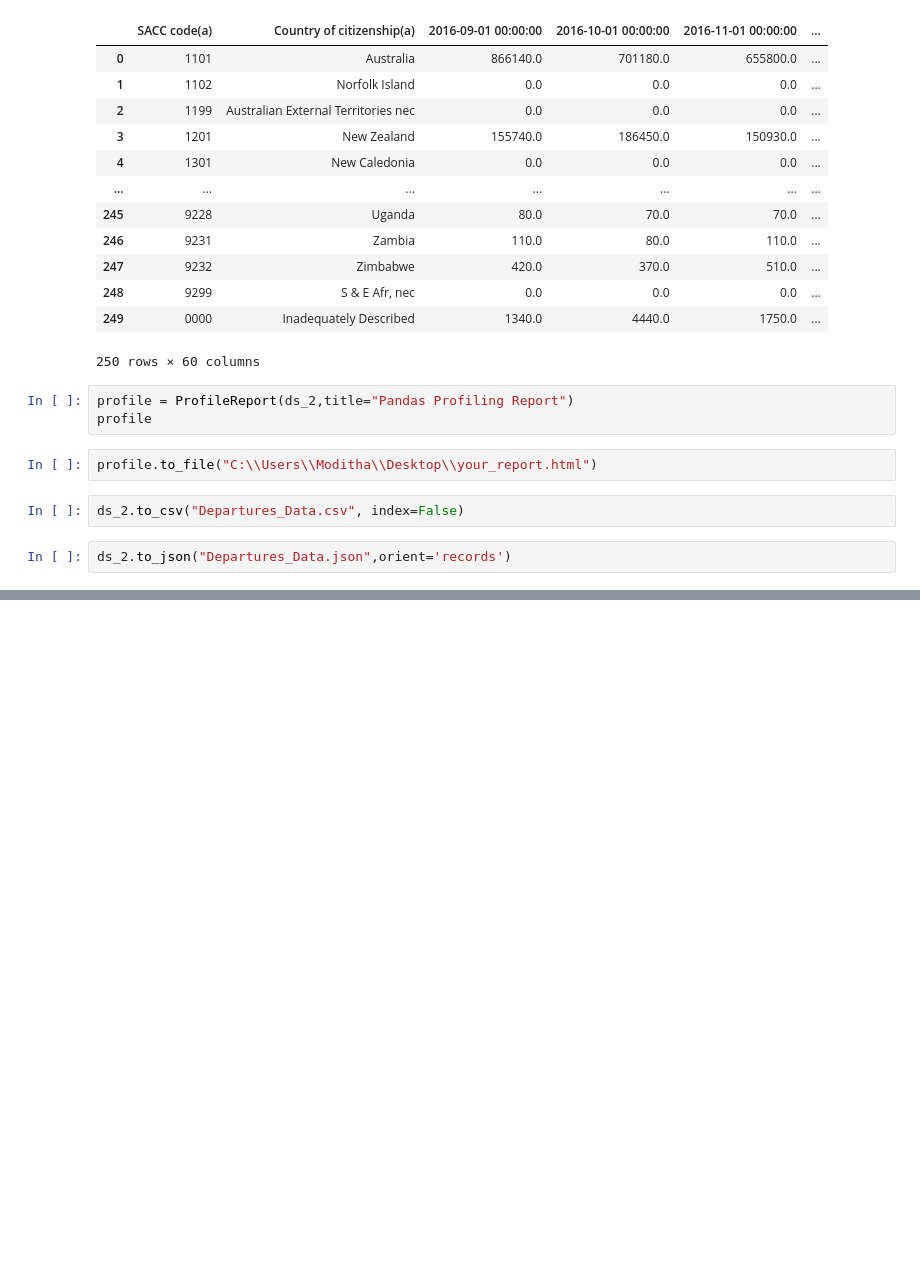
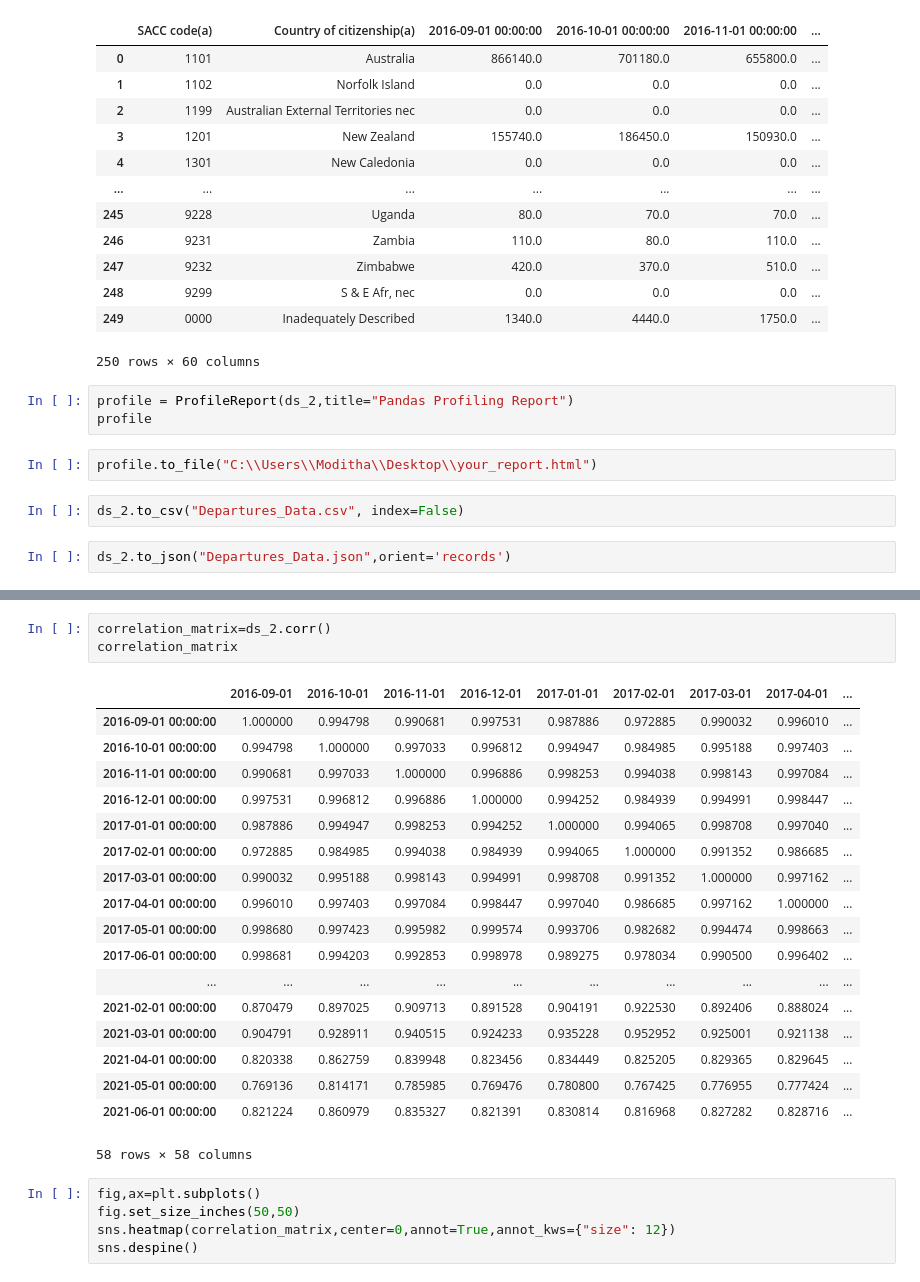
Before and after one commit to ModithaSubasinghe/Analysis_and_Visualisation_Basics, a Jupyter notebook: Project 1/Project2(Table 1.2).ipynb, the cells around one changed output, grey strips where cells are left out. Cells and saved outputs as stored; diff of their text form; blank space fills up the shorter version.

```diff
--- a/Project 1/Project2(Table 1.2).ipynb
+++ b/Project 1/Project2(Table 1.2).ipynb
@@ -53,0 +237,27 @@ ds_2.to_json("Departures_Data.json",orient='records')
+# %%
+correlation_matrix=ds_2.corr()
+correlation_matrix
+# %% [output]
+|  | 2016-09-01 | 2016-10-01 | 2016-11-01 | 2016-12-01 | 2017-01-01 | 2017-02-01 | 2017-03-01 | 2017-04-01 | ... |
+| 2016-09-01 00:00:00 | 1.000000 | 0.994798 | 0.990681 | 0.997531 | 0.987886 | 0.972885 | 0.990032 | 0.996010 | ... |
+| 2016-10-01 00:00:00 | 0.994798 | 1.000000 | 0.997033 | 0.996812 | 0.994947 | 0.984985 | 0.995188 | 0.997403 | ... |
+| 2016-11-01 00:00:00 | 0.990681 | 0.997033 | 1.000000 | 0.996886 | 0.998253 | 0.994038 | 0.998143 | 0.997084 | ... |
+| 2016-12-01 00:00:00 | 0.997531 | 0.996812 | 0.996886 | 1.000000 | 0.994252 | 0.984939 | 0.994991 | 0.998447 | ... |
+| 2017-01-01 00:00:00 | 0.987886 | 0.994947 | 0.998253 | 0.994252 | 1.000000 | 0.994065 | 0.998708 | 0.997040 | ... |
+| 2017-02-01 00:00:00 | 0.972885 | 0.984985 | 0.994038 | 0.984939 | 0.994065 | 1.000000 | 0.991352 | 0.986685 | ... |
+| 2017-03-01 00:00:00 | 0.990032 | 0.995188 | 0.998143 | 0.994991 | 0.998708 | 0.991352 | 1.000000 | 0.997162 | ... |
+| 2017-04-01 00:00:00 | 0.996010 | 0.997403 | 0.997084 | 0.998447 | 0.997040 | 0.986685 | 0.997162 | 1.000000 | ... |
+| 2017-05-01 00:00:00 | 0.998680 | 0.997423 | 0.995982 | 0.999574 | 0.993706 | 0.982682 | 0.994474 | 0.998663 | ... |
+| 2017-06-01 00:00:00 | 0.998681 | 0.994203 | 0.992853 | 0.998978 | 0.989275 | 0.978034 | 0.990500 | 0.996402 | ... |
+| ... | ... | ... | ... | ... | ... | ... | ... | ... | ... |
+| 2021-02-01 00:00:00 | 0.870479 | 0.897025 | 0.909713 | 0.891528 | 0.904191 | 0.922530 | 0.892406 | 0.888024 | ... |
+| 2021-03-01 00:00:00 | 0.904791 | 0.928911 | 0.940515 | 0.924233 | 0.935228 | 0.952952 | 0.925001 | 0.921138 | ... |
+| 2021-04-01 00:00:00 | 0.820338 | 0.862759 | 0.839948 | 0.823456 | 0.834449 | 0.825205 | 0.829365 | 0.829645 | ... |
+| 2021-05-01 00:00:00 | 0.769136 | 0.814171 | 0.785985 | 0.769476 | 0.780800 | 0.767425 | 0.776955 | 0.777424 | ... |
+| 2021-06-01 00:00:00 | 0.821224 | 0.860979 | 0.835327 | 0.821391 | 0.830814 | 0.816968 | 0.827282 | 0.828716 | ... |
+58 rows × 58 columns
+# %%
+fig,ax=plt.subplots()
+fig.set_size_inches(50,50)
+sns.heatmap(correlation_matrix,center=0,annot=True,annot_kws={"size": 12})
+sns.despine()
```
Also changed, not shown: parts of 10 cells of this notebook, 2 other files.
